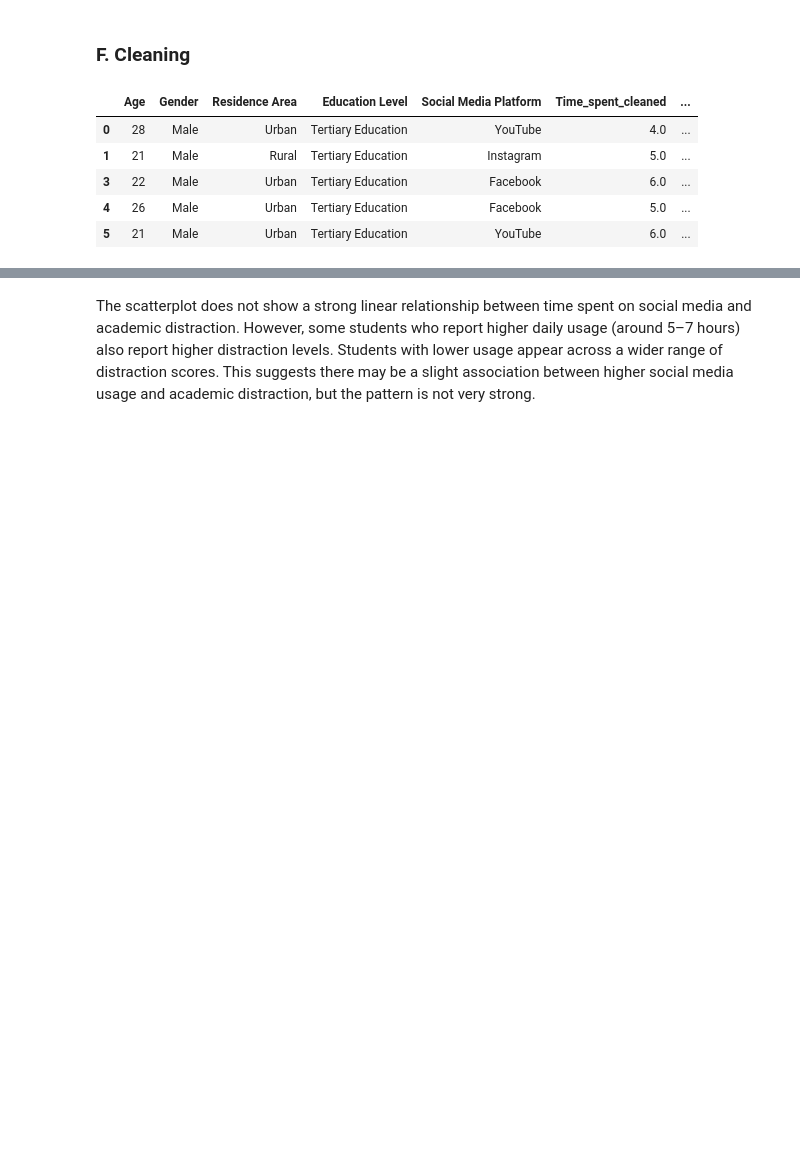
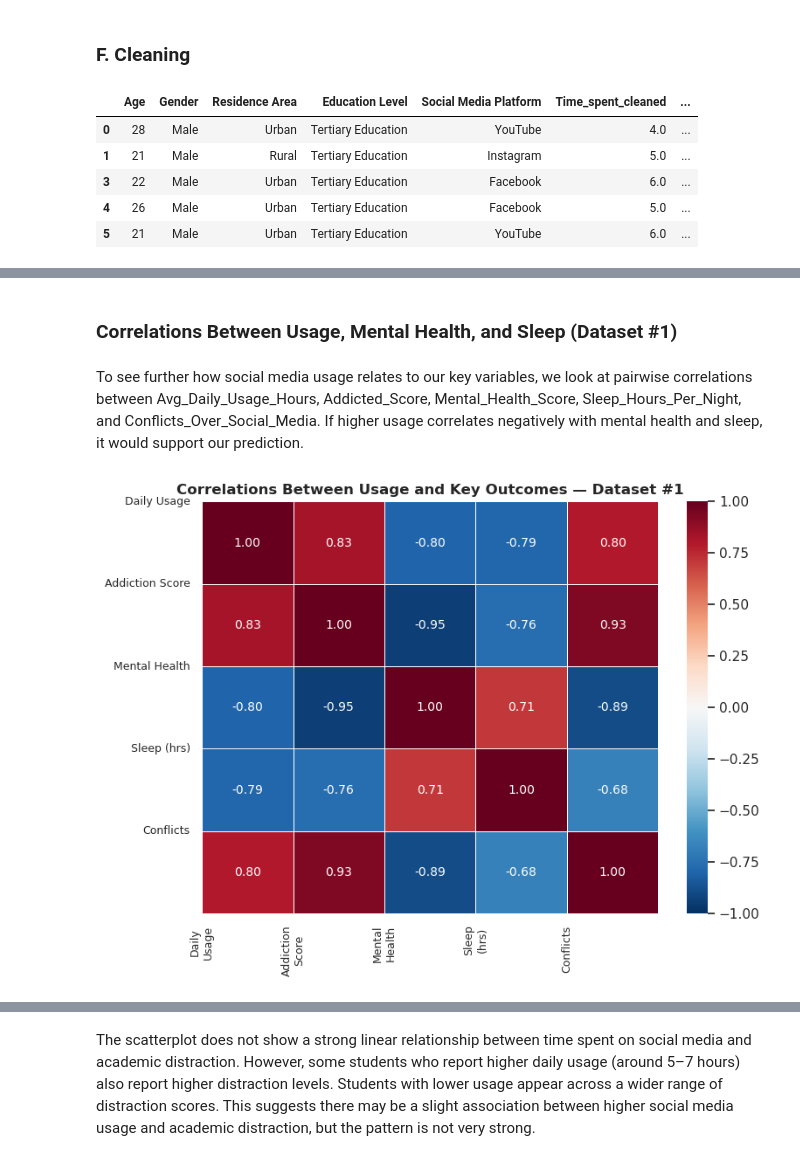
Before and after one commit to trishanhoang/Cogs-108-Group119_WI26, a Jupyter notebook: 02-EDACheckpoint.ipynb, the cells around one changed output, grey strips where cells are left out. Saved outputs shown, nothing was run; the diff lists cells and outputs as text; code cells hidden in the pictures; blank space fills up the shorter version.

```diff
--- a/02-EDACheckpoint.ipynb
+++ b/02-EDACheckpoint.ipynb
@@ -388,0 +413,41 @@ df.head()
+# %% [markdown]
+### Correlations Between Usage, Mental Health, and Sleep (Dataset #1)
+# %% [markdown]
+To see further how social media usage relates to our key variables, we look at pairwise correlations between Avg_Daily_Usage_Hours, Addicted_Score, Mental_Health_Score, Sleep_Hours_Per_Night, and Conflicts_Over_Social_Media. If higher usage correlates negatively with mental health and sleep, it would support our prediction.
+# %%
+import numpy as np
+
+numeric_cols_ds1 = [
+    'Avg_Daily_Usage_Hours',
+    'Addicted_Score',
+    'Mental_Health_Score',
+    'Sleep_Hours_Per_Night',
+    'Conflicts_Over_Social_Media'
+]
+
+corr_ds1 = df_raw[numeric_cols_ds1].corr()
+
+plt.figure(figsize=(8, 6))
+sns.heatmap(
+    corr_ds1,
+    annot=True,
+    fmt='.2f',
+    cmap='RdBu_r',
+    center=0,
+    vmin=-1, vmax=1,
+    linewidths=0.5,
+    annot_kws={'size': 10}
+)
+
+plt.xticks(ticks=range(5),
+           labels=['Daily\nUsage','Addiction\nScore','Mental\nHealth','Sleep\n(hrs)','Conflicts'],
+           fontsize=9)
+plt.yticks(ticks=range(5),
+           labels=['Daily Usage','Addiction Score','Mental Health','Sleep (hrs)','Conflicts'],
+           fontsize=9, rotation=0)
+
+plt.title('Correlations Between Usage and Key Outcomes — Dataset #1', fontweight='bold')
+plt.tight_layout()
+plt.show()
+# %% [output]
+[figure, added]
```
Also changed, not shown: parts of 28 cells of this notebook.
